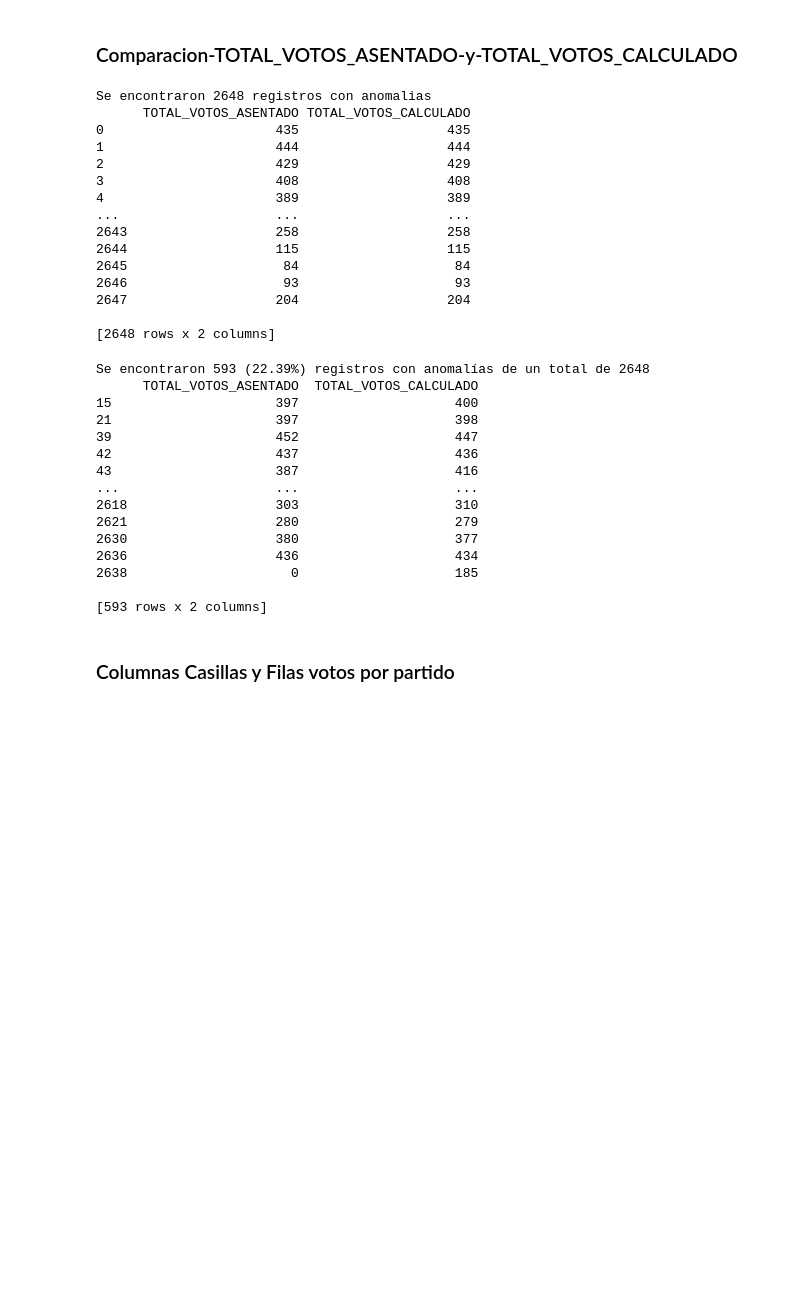
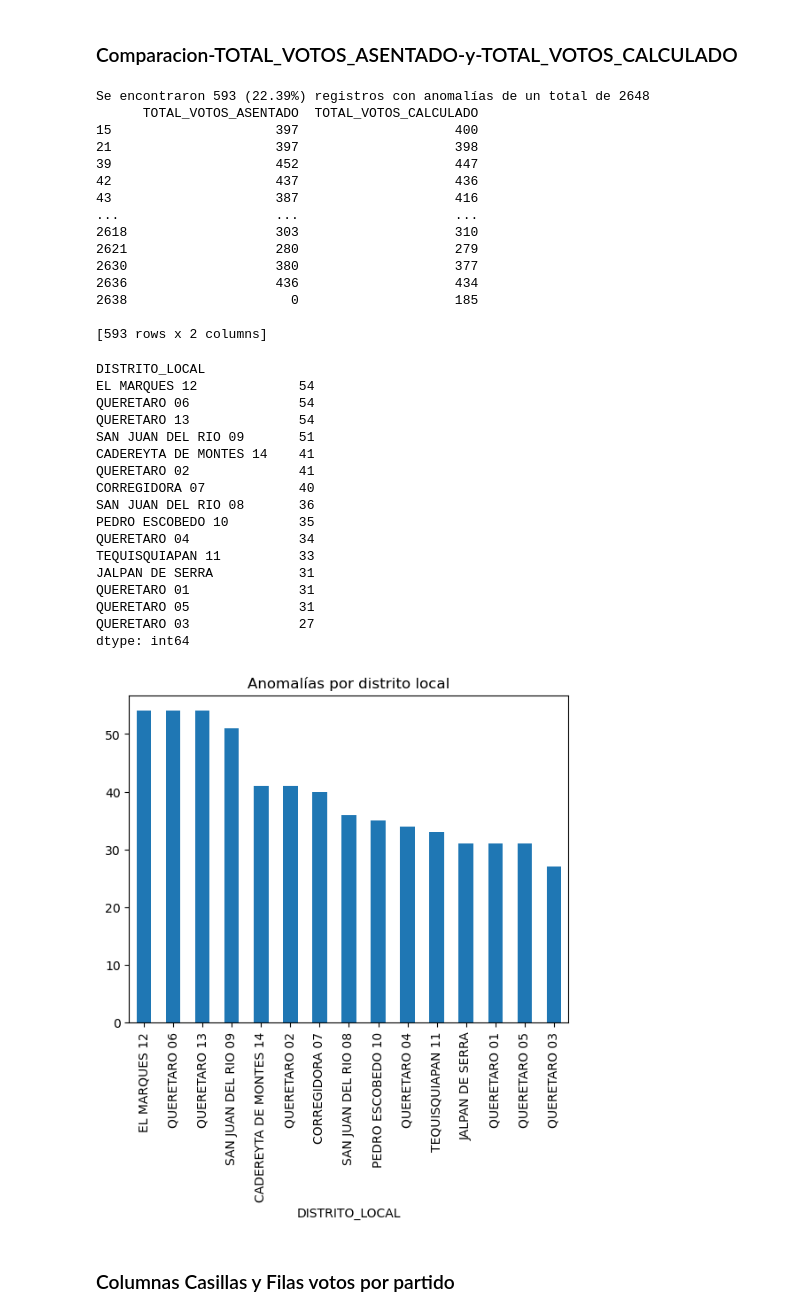
Before and after one commit to M1ndBlast/Data-Mining, a Jupyter notebook: analisis_datos.ipynb, the cells around one changed output. Drawn from its saved outputs; the diff is of its cells as text; code cells hidden in the pictures; blank space fills up the shorter version.

Commit message:
Distritos con mayor numero de anomalias

```diff
--- a/analisis_datos.ipynb
+++ b/analisis_datos.ipynb
@@ -177,60 +177,61 @@ Las casillas encontradas anteriormente tienen un caracter anormal al inicio de l
 [2648 rows x 4 columns]
 # %% [markdown]
 ### Comparacion-TOTAL_VOTOS_ASENTADO-y-TOTAL_VOTOS_CALCULADO
-# %%
-#Comprobación de TOTAL_VOTOS ASENTADO = TOTAL_VOTOS_CALCULADO
-anomalias = data[data.TOTAL_VOTOS_ASENTADO != data.TOTAL_VOTOS_CALCULADO][["TOTAL_VOTOS_ASENTADO", "TOTAL_VOTOS_CALCULADO"]]
-if(len(anomalias)):
-    print("Se encontraron " + str(len(anomalias)) + " registros con anomalias")
-    print(anomalias)
-# %% [output]
-Se encontraron 2648 registros con anomalias
-      TOTAL_VOTOS_ASENTADO TOTAL_VOTOS_CALCULADO
-0                      435                   435
-1                      444                   444
-2                      429                   429
-3                      408                   408
-4                      389                   389
-...                    ...                   ...
-2643                   258                   258
-2644                   115                   115
-2645                    84                    84
-2646                    93                    93
-2647                   204                   204
-
-[2648 rows x 2 columns]
 # %%
 # Reemplazar 'Sin dato' e 'Ilegible por NaN
 data.replace(['Sin dato', 'Ilegible'], np.nan, inplace=True)
 # Reemplazar valores NaN por 0
 data['TOTAL_VOTOS_ASENTADO'].fillna(0, inplace=True)
 data['TOTAL_VOTOS_CALCULADO'].fillna(0, inplace=True)
 
 # Convertir columnas a tipo int
 data['TOTAL_VOTOS_ASENTADO'] = data['TOTAL_VOTOS_ASENTADO'].astype(int)
 data['TOTAL_VOTOS_CALCULADO'] = data['TOTAL_VOTOS_CALCULADO'].astype(int)
 
 # Comprobación de TOTAL_VOTOS_ASENTADO = TOTAL_VOTOS_CALCULADO
-anomalias = data[data['TOTAL_VOTOS_ASENTADO'] != data['TOTAL_VOTOS_CALCULADO']][["TOTAL_VOTOS_ASENTADO", "TOTAL_VOTOS_CALCULADO"]]
+anomalias = data[data['TOTAL_VOTOS_ASENTADO'] != data['TOTAL_VOTOS_CALCULADO']]
 if len(anomalias):
     print(f"Se encontraron {len(anomalias)} ({len(anomalias)/len(data)*100:.2f}%) registros con anomalías de un total de {len(data)}")
-    print(anomalias)
+    print(anomalias[["TOTAL_VOTOS_ASENTADO", "TOTAL_VOTOS_CALCULADO"]])
+
+# Ahora  detectar que distrito tiene mayor numero de anomalias
+anomalias_agrupadas = anomalias.groupby('DISTRITO_LOCAL').size().sort_values(ascending=False)
+anomalias_agrupadas.plot(kind='bar', title='Anomalías por distrito local')
+anomalias_agrupadas
 # %% [output]
 Se encontraron 593 (22.39%) registros con anomalías de un total de 2648
       TOTAL_VOTOS_ASENTADO  TOTAL_VOTOS_CALCULADO
 15                     397                    400
 21                     397                    398
 39                     452                    447
 42                     437                    436
 43                     387                    416
 ...                    ...                    ...
 2618                   303                    310
 2621                   280                    279
 2630                   380                    377
 2636                   436                    434
 2638                     0                    185
 
 [593 rows x 2 columns]
+DISTRITO_LOCAL
+EL MARQUES 12             54
+QUERETARO 06              54
+QUERETARO 13              54
+SAN JUAN DEL RIO 09       51
+CADEREYTA DE MONTES 14    41
+QUERETARO 02              41
+CORREGIDORA 07            40
+SAN JUAN DEL RIO 08       36
+PEDRO ESCOBEDO 10         35
+QUERETARO 04              34
+TEQUISQUIAPAN 11          33
+JALPAN DE SERRA           31
+QUERETARO 01              31
+QUERETARO 05              31
+QUERETARO 03              27
+dtype: int64
+[figure, added]
 # %% [markdown]
 ### Columnas Casillas y Filas votos por partido
 # %%
```
Also changed, not shown: parts of 5 cells of this notebook.
